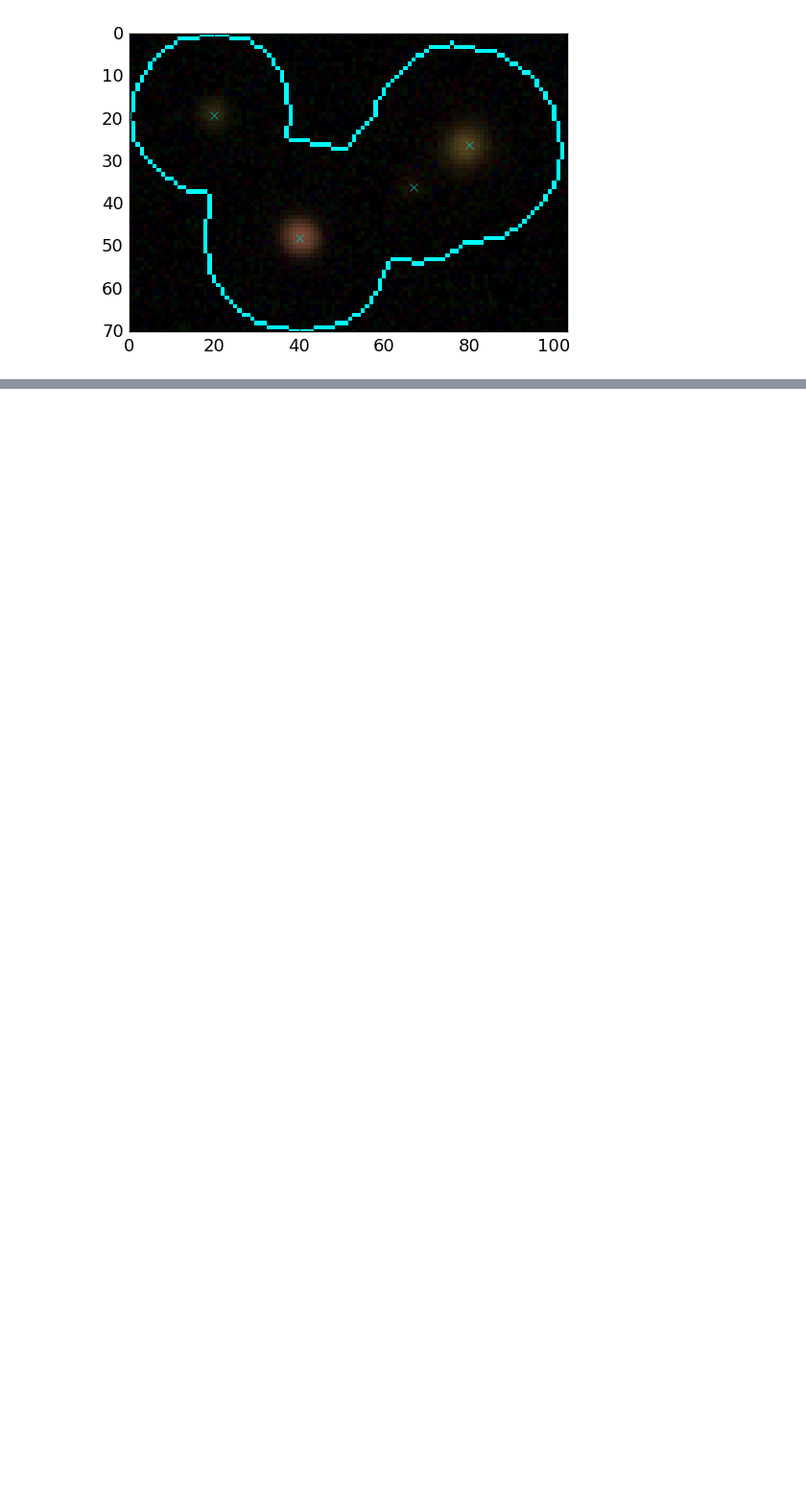
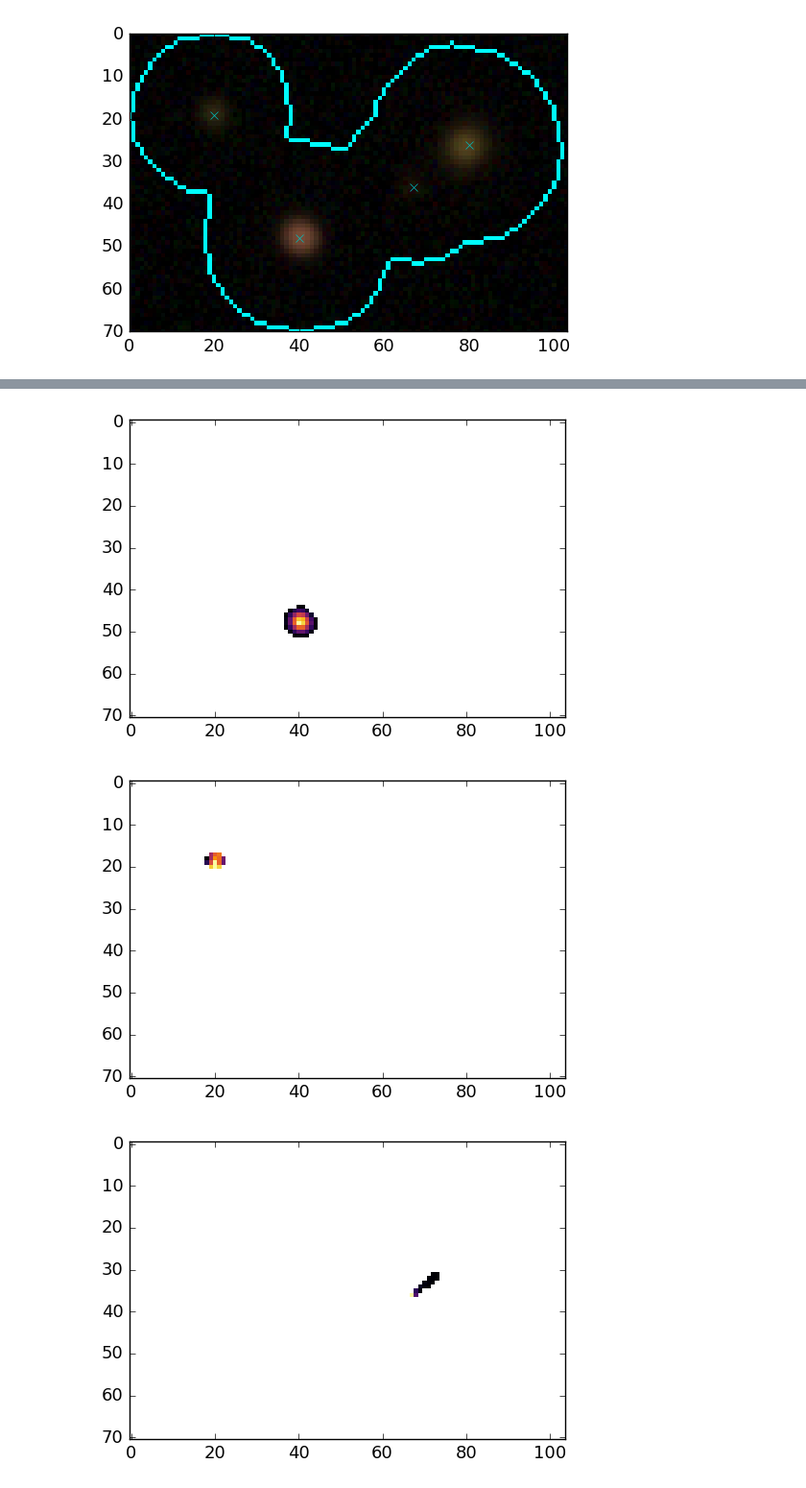
Before and after one commit to lsst/meas_deblender, a Jupyter notebook: examples/testNMFproximal.ipynb, the cells around one changed output, grey strips where cells are left out. Shown at 96% size. Cells and saved outputs as stored; diff of their text form; code cells hidden in the pictures; blank space fills up the shorter version.

```diff
--- a/examples/testNMFproximal.ipynb
+++ b/examples/testNMFproximal.ipynb
@@ -87,2 +82,0 @@ We see that the results of the symmetry deblender look more like galaxies... but
-# %%
-deblend = expDb.deblendParent(condition=expDb.mergedTable["peaks"]==4, display=True, constraints="S", fillValue=1e-2)
@@ -138,0 +83,6 @@ deblend.displayAllTemplates(0)
+# %%
+deblend.displayAllImages(imgType='intensity')
+# %% [output]
+[figure, added]
+[figure, added]
+[figure, added]
```
Also changed, not shown: parts of 6 cells of this notebook, 1 other file.
